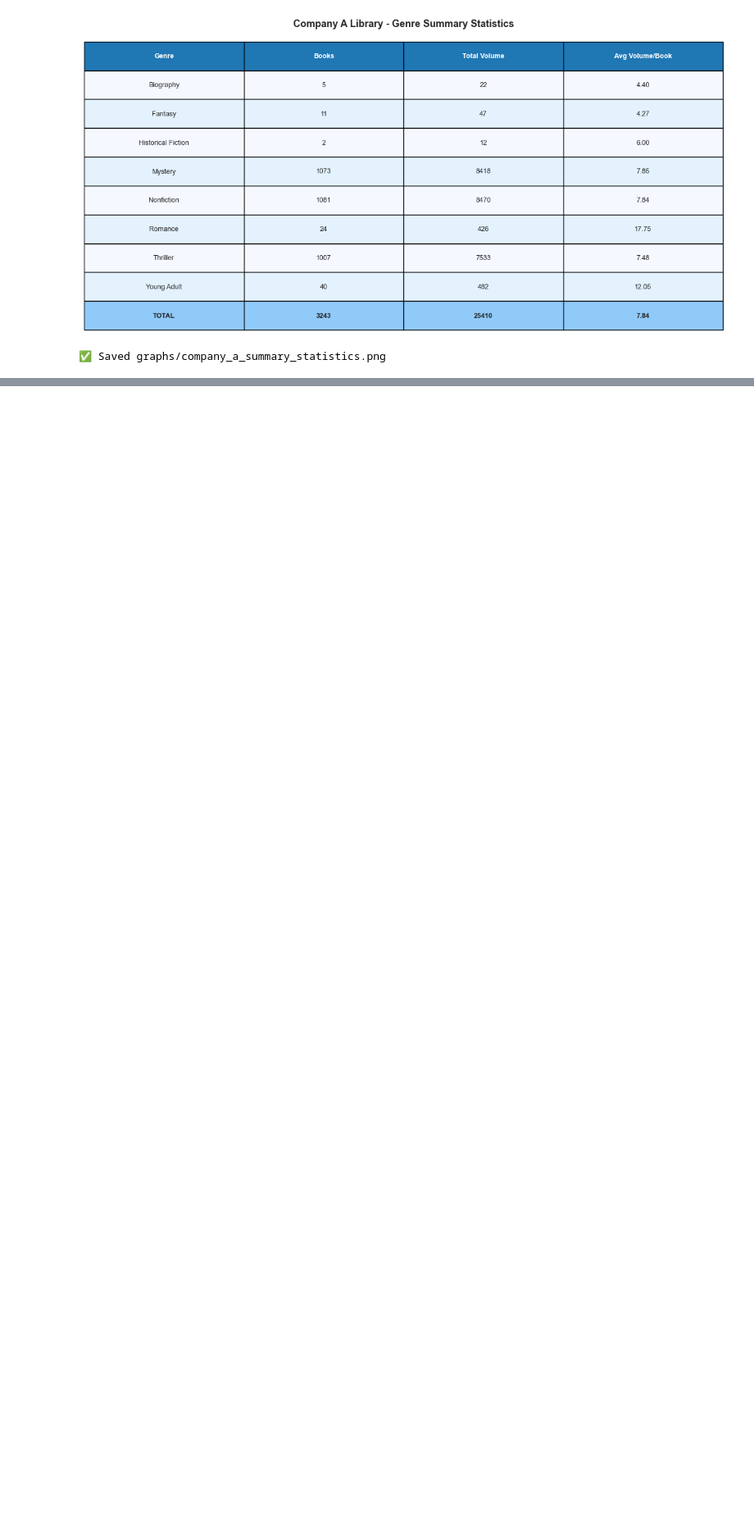
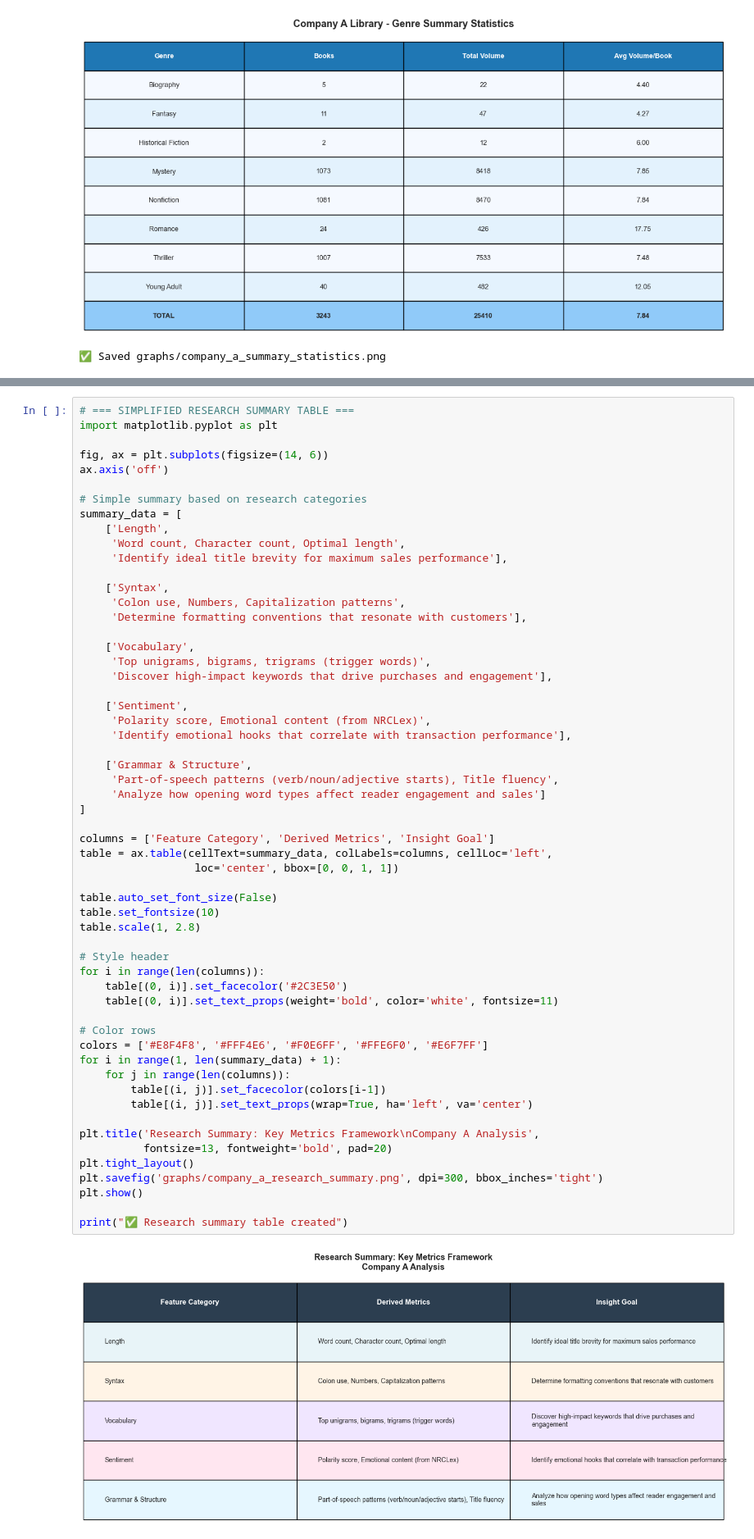
Before and after one commit to manoukyanmari/book-recommendation-system, a Jupyter notebook: book-genre-ai/company_a/company_a_visualization.ipynb, the cells around one changed output, grey strips where cells are left out. Shown at 82% size. Cells and saved outputs as stored; diff of their text form; blank space fills up the shorter version.

Commit message:
Add more Summary and conclusions

```diff
--- a/book-genre-ai/company_a/company_a_visualization.ipynb
+++ b/book-genre-ai/company_a/company_a_visualization.ipynb
@@ -2614,0 +2657,59 @@ These insights can inform collection development, recommend strategies, and genr
+# %%
+# === SIMPLIFIED RESEARCH SUMMARY TABLE ===
+import matplotlib.pyplot as plt
+
+fig, ax = plt.subplots(figsize=(14, 6))
+ax.axis('off')
+
+# Simple summary based on research categories
+summary_data = [
+    ['Length',
+     'Word count, Character count, Optimal length',
+     'Identify ideal title brevity for maximum sales performance'],
+
+    ['Syntax',
+     'Colon use, Numbers, Capitalization patterns',
+     'Determine formatting conventions that resonate with customers'],
+
+    ['Vocabulary',
+     'Top unigrams, bigrams, trigrams (trigger words)',
+     'Discover high-impact keywords that drive purchases and engagement'],
+
+    ['Sentiment',
+     'Polarity score, Emotional content (from NRCLex)',
+     'Identify emotional hooks that correlate with transaction performance'],
+
+    ['Grammar & Structure',
+     'Part-of-speech patterns (verb/noun/adjective starts), Title fluency',
+     'Analyze how opening word types affect reader engagement and sales']
+]
+
+columns = ['Feature Category', 'Derived Metrics', 'Insight Goal']
+table = ax.table(cellText=summary_data, colLabels=columns, cellLoc='left',
+                  loc='center', bbox=[0, 0, 1, 1])
+
+table.auto_set_font_size(False)
+table.set_fontsize(10)
+table.scale(1, 2.8)
+
+# Style header
+for i in range(len(columns)):
+    table[(0, i)].set_facecolor('#2C3E50')
+    table[(0, i)].set_text_props(weight='bold', color='white', fontsize=11)
+
+# Color rows
+colors = ['#E8F4F8', '#FFF4E6', '#F0E6FF', '#FFE6F0', '#E6F7FF']
+for i in range(1, len(summary_data) + 1):
+    for j in range(len(columns)):
+        table[(i, j)].set_facecolor(colors[i-1])
+        table[(i, j)].set_text_props(wrap=True, ha='left', va='center')
+
+plt.title('Research Summary: Key Metrics Framework\nCompany A Analysis',
+          fontsize=13, fontweight='bold', pad=20)
+plt.tight_layout()
+plt.savefig('graphs/company_a_research_summary.png', dpi=300, bbox_inches='tight')
+plt.show()
+
+print("✅ Research summary table created")
+# %% [output]
+[figure, added]
```
Also changed, not shown: parts of 2 cells of this notebook, 3 other files.
